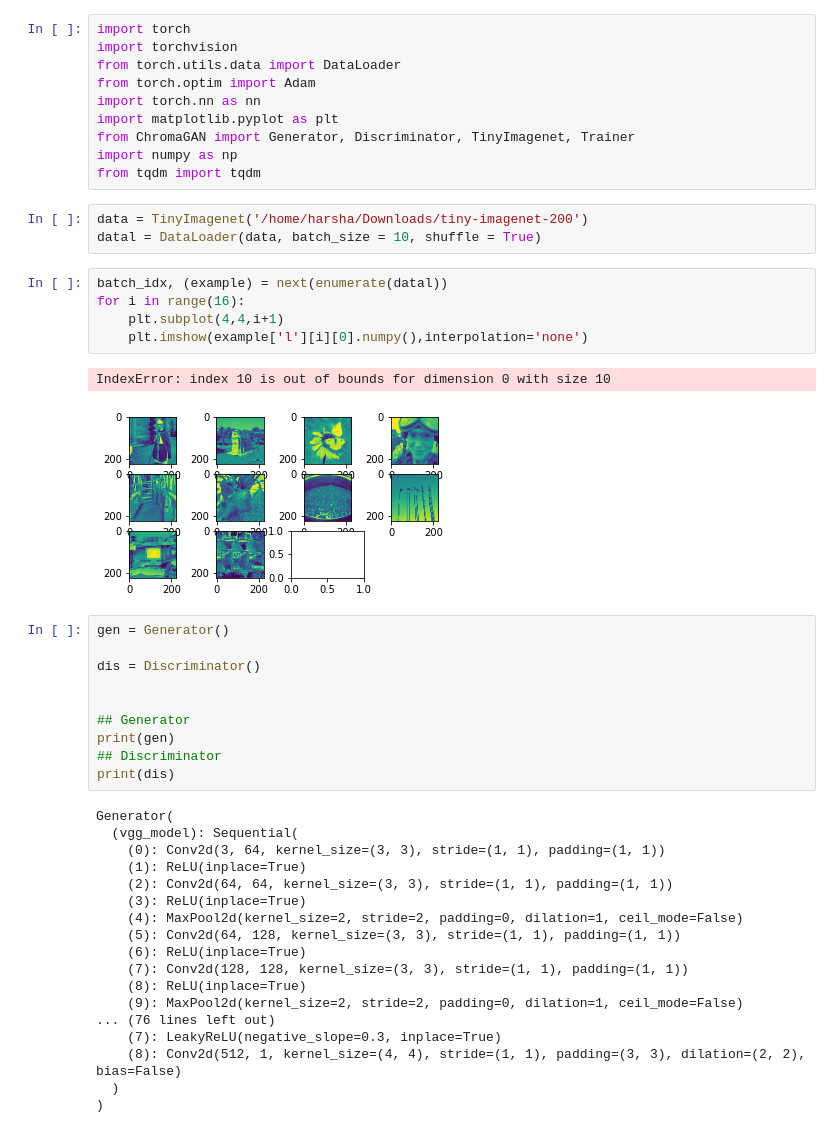
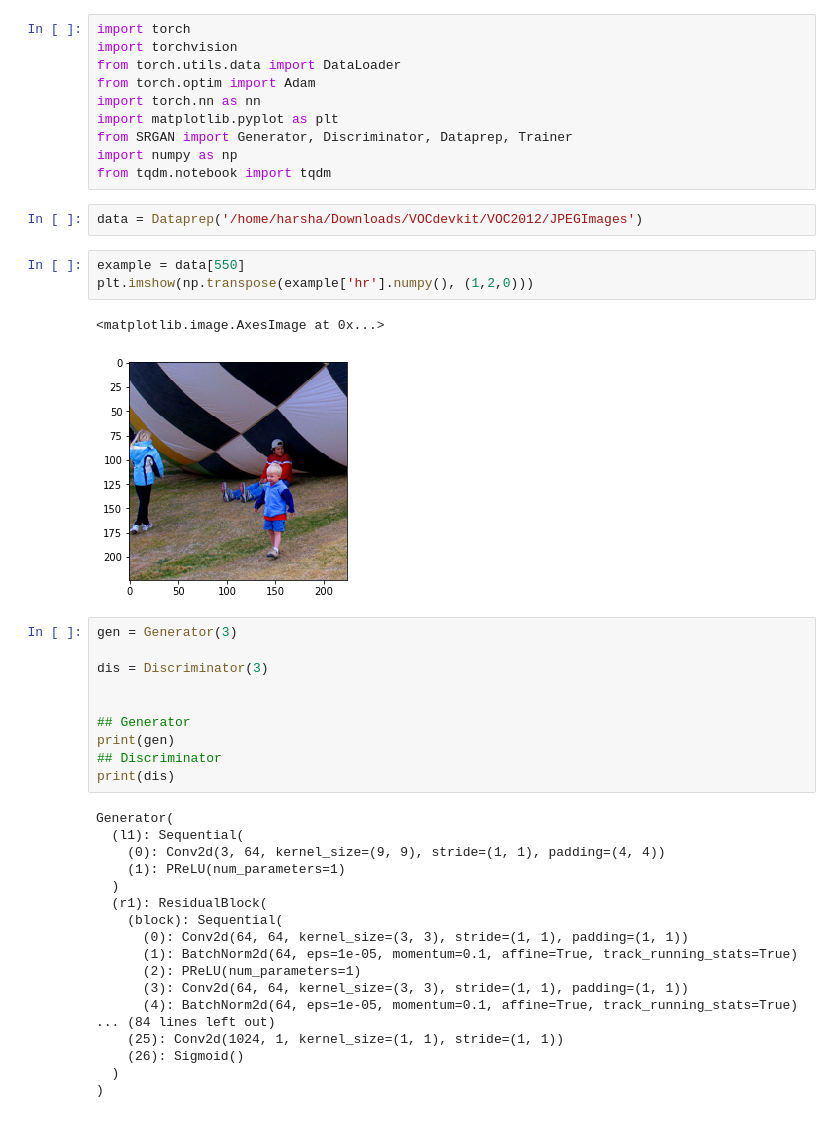
Before and after one commit to iamharsha1999/theganbibliotheca, a Jupyter notebook: DCGAN_main.ipynb, the cells around one changed output. Saved outputs shown, nothing was run; the diff lists cells and outputs as text.

Commit message:
closing commit 1 for srgan

```diff
--- a/DCGAN_main.ipynb
+++ b/DCGAN_main.ipynb
@@ -5,24 +5,21 @@ from torch.utils.data import DataLoader
 from torch.optim import Adam
 import torch.nn as nn
 import matplotlib.pyplot as plt
-from ChromaGAN import Generator, Discriminator, TinyImagenet, Trainer
+from SRGAN import Generator, Discriminator, Dataprep, Trainer
 import numpy as np
-from tqdm import tqdm
+from tqdm.notebook import tqdm
-# %%
-data = TinyImagenet('/home/harsha/Downloads/tiny-imagenet-200')
-datal = DataLoader(data, batch_size = 10, shuffle = True)
-# %%
-batch_idx, (example) = next(enumerate(datal))
-for i in range(16):
-    plt.subplot(4,4,i+1)
-    plt.imshow(example['l'][i][0].numpy(),interpolation='none')
-# %% [output]
-IndexError: index 10 is out of bounds for dimension 0 with size 10
-[figure, removed]
+# %%
+data = Dataprep('/home/harsha/Downloads/VOCdevkit/VOC2012/JPEGImages')
+# %%
+example = data[550]
+plt.imshow(np.transpose(example['hr'].numpy(), (1,2,0)))
+# %% [output]
+<matplotlib.image.AxesImage at 0x...>
+[figure, added]
 # %%
-gen = Generator()
+gen = Generator(3)
 
-dis = Discriminator()
+dis = Discriminator(3)
 
 
 ## Generator
@@ -31,20 +28,20 @@ print(gen)
 print(dis)
 # %% [output]
 Generator(
-  (vgg_model): Sequential(
-    (0): Conv2d(3, 64, kernel_size=(3, 3), stride=(1, 1), padding=(1, 1))
-    (1): ReLU(inplace=True)
-    (2): Conv2d(64, 64, kernel_size=(3, 3), stride=(1, 1), padding=(1, 1))
-    (3): ReLU(inplace=True)
-    (4): MaxPool2d(kernel_size=2, stride=2, padding=0, dilation=1, ceil_mode=False)
-    (5): Conv2d(64, 128, kernel_size=(3, 3), stride=(1, 1), padding=(1, 1))
-    (6): ReLU(inplace=True)
-    (7): Conv2d(128, 128, kernel_size=(3, 3), stride=(1, 1), padding=(1, 1))
-    (8): ReLU(inplace=True)
-    (9): MaxPool2d(kernel_size=2, stride=2, padding=0, dilation=1, ceil_mode=False)
-... (76 lines left out)
-    (7): LeakyReLU(negative_slope=0.3, inplace=True)
-    (8): Conv2d(512, 1, kernel_size=(4, 4), stride=(1, 1), padding=(3, 3), dilation=(2, 2), bias=False)
+  (l1): Sequential(
+    (0): Conv2d(3, 64, kernel_size=(9, 9), stride=(1, 1), padding=(4, 4))
+    (1): PReLU(num_parameters=1)
+  )
+  (r1): ResidualBlock(
+    (block): Sequential(
+      (0): Conv2d(64, 64, kernel_size=(3, 3), stride=(1, 1), padding=(1, 1))
+      (1): BatchNorm2d(64, eps=1e-05, momentum=0.1, affine=True, track_running_stats=True)
+      (2): PReLU(num_parameters=1)
+      (3): Conv2d(64, 64, kernel_size=(3, 3), stride=(1, 1), padding=(1, 1))
+      (4): BatchNorm2d(64, eps=1e-05, momentum=0.1, affine=True, track_running_stats=True)
+... (84 lines left out)
+    (25): Conv2d(1024, 1, kernel_size=(1, 1), stride=(1, 1))
+    (26): Sigmoid()
   )
 )
 # %%
```
Also changed, not shown: parts of 4 cells of this notebook, 3 other files.
